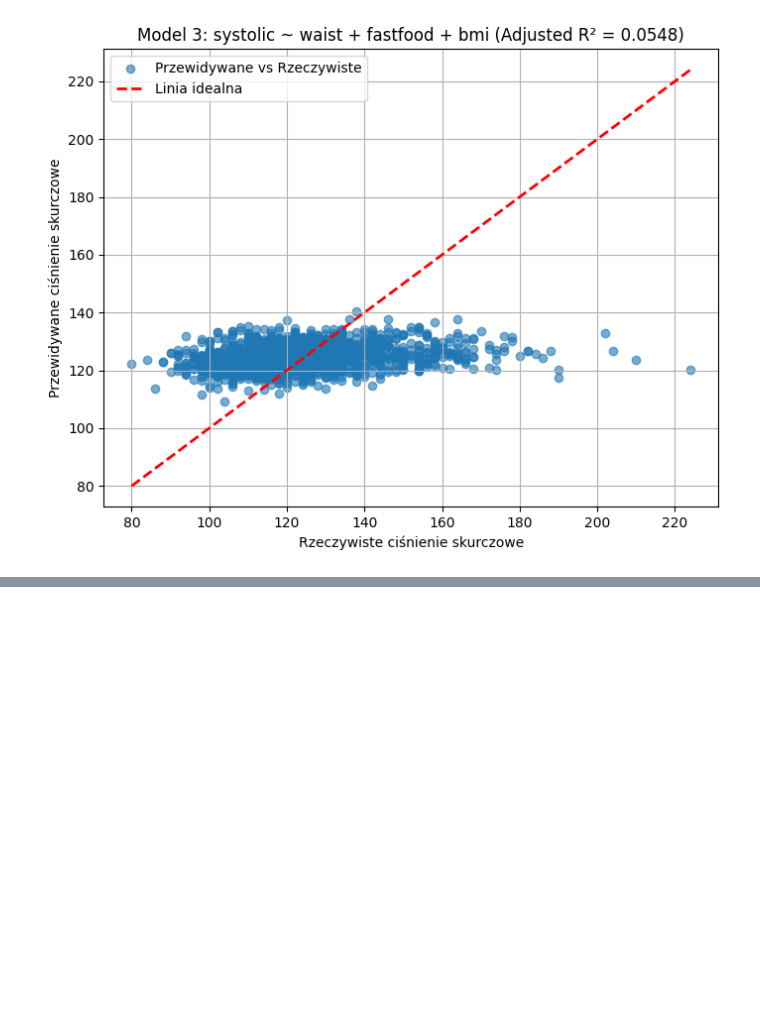
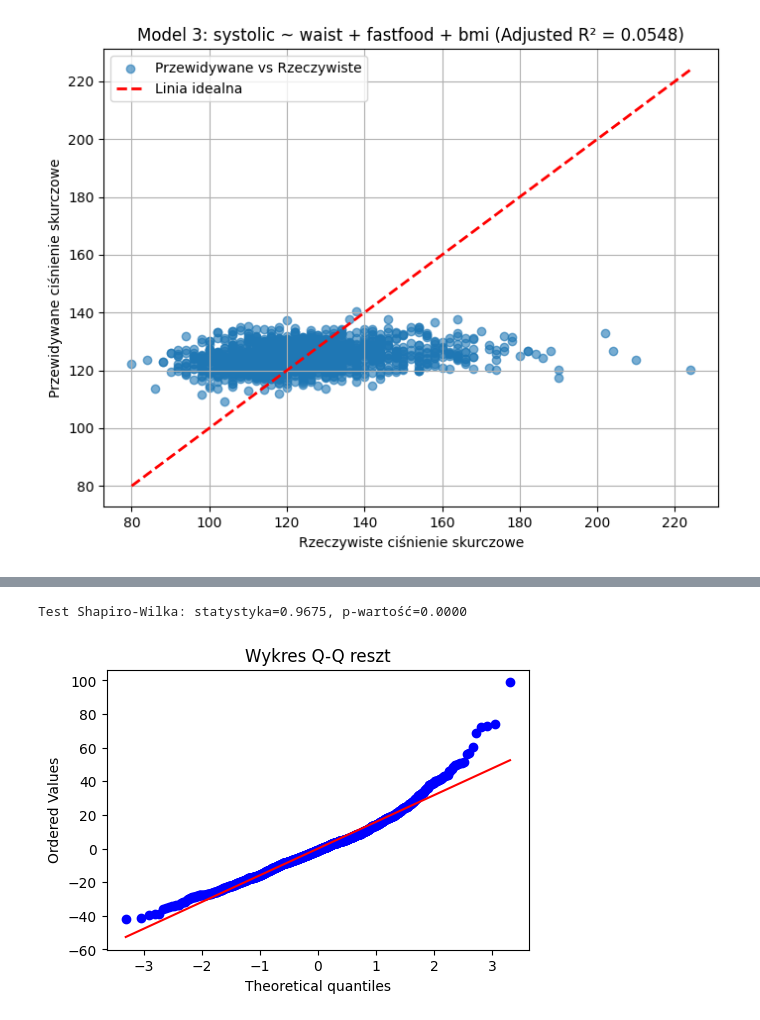
Before and after one commit to KonSprin/statystyka, a Jupyter notebook: regresja.ipynb, the cells around one changed output, grey strips where cells are left out. Cells and saved outputs as stored; diff of their text form; code cells hidden in the pictures; blank space fills up the shorter version.

Commit message:
analiza reszt

```diff
--- a/regresja.ipynb
+++ b/regresja.ipynb
@@ -255,0 +315,18 @@ plot_model_fit(model3, 'Model 3: systolic ~ waist + fastfood + bmi (Adjusted R²
+# %%
+residuals = model1.resid
+
+# Normalność reszt
+# Wykres Q-Q
+plt.figure(figsize=(12, 8))
+plt.subplot(2, 2, 1)
+scipy.stats.probplot(residuals, dist="norm", plot=plt)
+plt.title("Wykres Q-Q reszt")
+
+
+# Test Shapiro-Wilka
+# print(len(residuals))
+shapiro_stat, shapiro_p = scipy.stats.shapiro(residuals)
+print(f"Test Shapiro-Wilka: statystyka={shapiro_stat:.4f}, p-wartość={shapiro_p:.4f}")
+# %% [output]
+Test Shapiro-Wilka: statystyka=0.9675, p-wartość=0.0000
+[figure, added]
```
Also changed, not shown: parts of 26 cells of this notebook, 1 other file.
